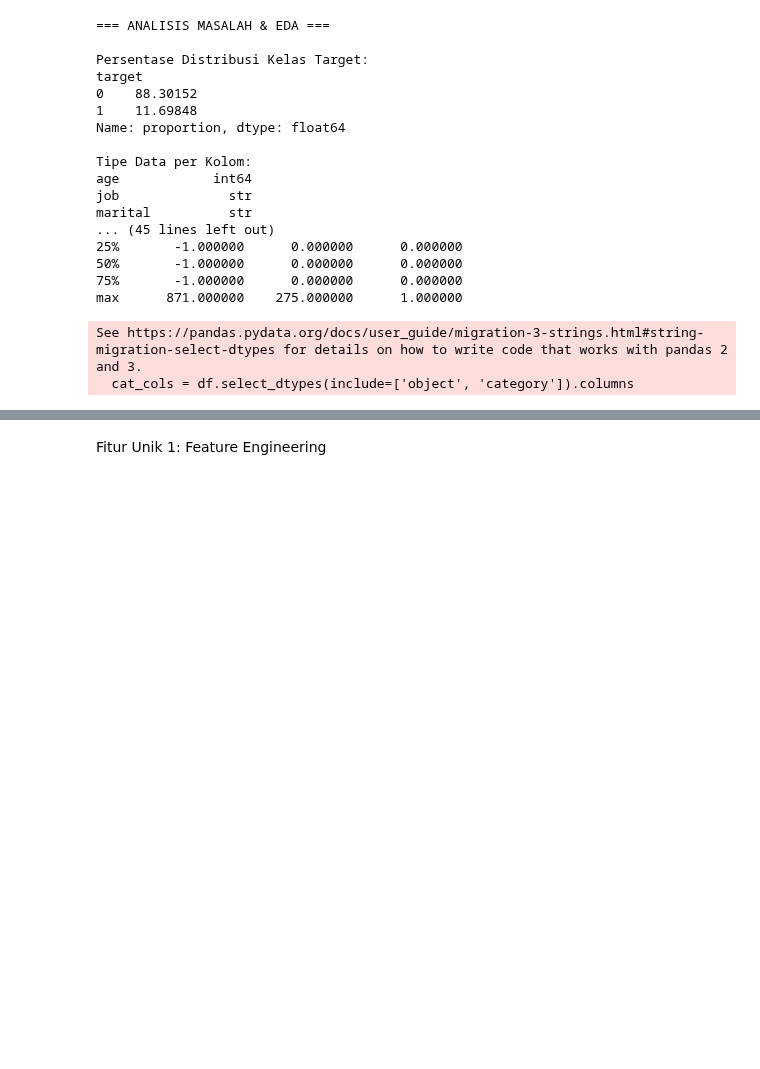
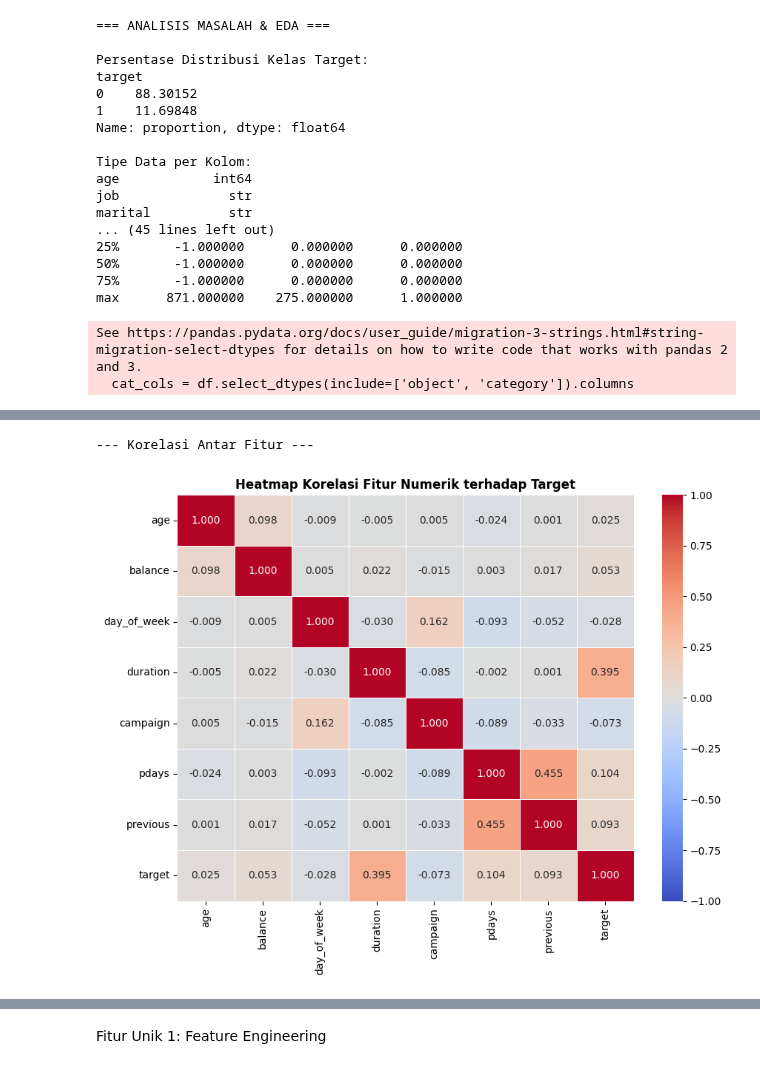
Before and after one commit to VincentArfan/Prediksi-Deposito-Bank, a Jupyter notebook: DeepLearning_Tugas1.ipynb, the cells around one changed output, grey strips where cells are left out. Drawn from its saved outputs; the diff is of its cells as text; code cells hidden in the pictures; blank space fills up the shorter version.

```diff
--- a/DeepLearning_Tugas1.ipynb
+++ b/DeepLearning_Tugas1.ipynb
@@ -114,0 +177,14 @@ See https://pandas.pydata.org/docs/user_guide/migration-3-strings.html#string-mi
+# %%
+# c. Heatmap Korelasi
+print("--- Korelasi Antar Fitur ---")
+plt.figure(figsize=(9, 7))
+num_df = df.select_dtypes(include=['int64', 'float64', 'int32'])
+correlation_matrix = num_df.corr()
+
+sns.heatmap(correlation_matrix, annot=True, fmt='.3f', cmap='coolwarm', vmin=-1, vmax=1, linewidths=0.5)
+plt.title('Heatmap Korelasi Fitur Numerik terhadap Target', fontsize=12, fontweight='bold')
+plt.tight_layout()
+plt.show()
+# %% [output]
+--- Korelasi Antar Fitur ---
+[figure, added]
```
Also changed, not shown: parts of 5 cells of this notebook.
